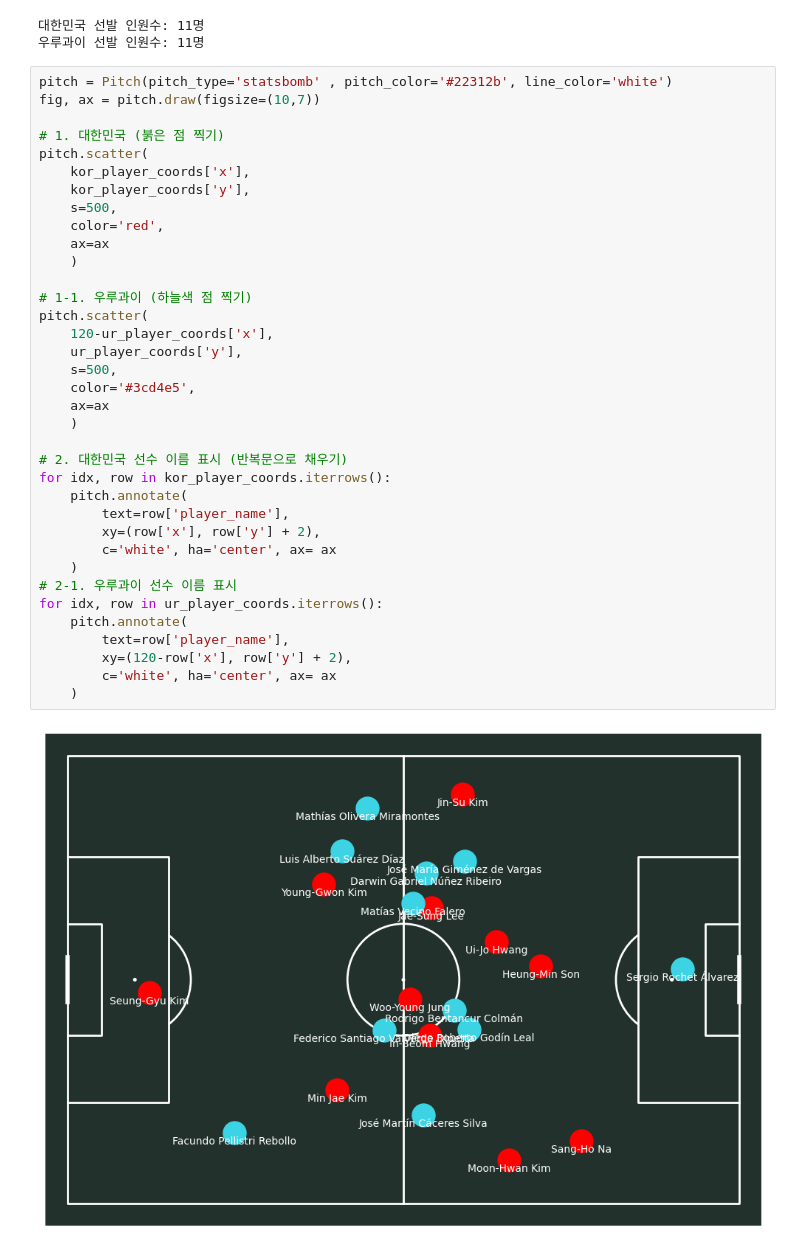
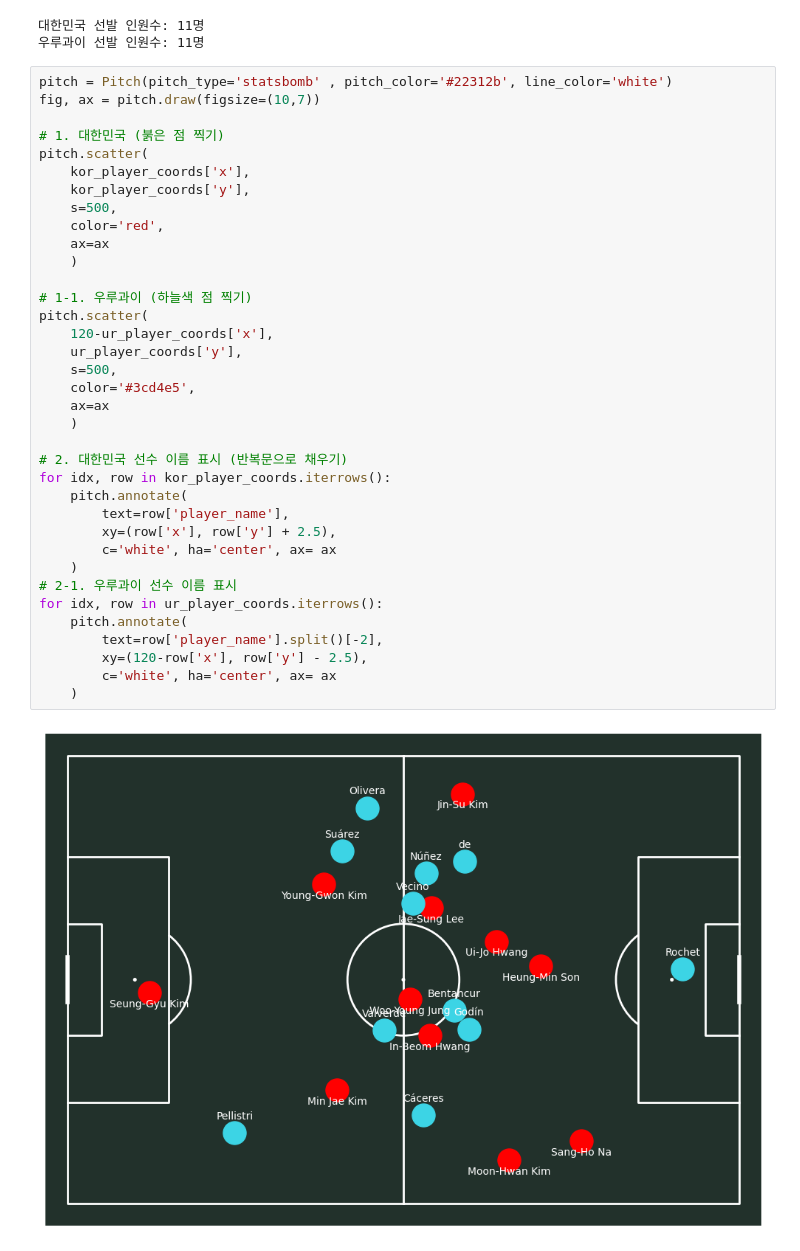
Before and after one commit to 0jyyyyy/Soccer_Lens, a Jupyter notebook: Tactics_lab/World_cup/2022/korea_uruguay.ipynb, the cells around one changed output. Drawn from its saved outputs; the diff is of its cells as text.

Commit message:
update:ur_sub_scatter_naming

```diff
--- a/Tactics_lab/World_cup/2022/korea_uruguay.ipynb
+++ b/Tactics_lab/World_cup/2022/korea_uruguay.ipynb
@@ -103,34 +103,34 @@ fig, ax = pitch.draw(figsize=(10,7))
 # 1. 대한민국 (붉은 점 찍기)
 pitch.scatter(
     kor_player_coords['x'],
     kor_player_coords['y'],
     s=500,
     color='red',
     ax=ax
     )
 
 # 1-1. 우루과이 (하늘색 점 찍기)
 pitch.scatter(
     120-ur_player_coords['x'],
     ur_player_coords['y'],
     s=500,
     color='#3cd4e5',
     ax=ax
     )
 
 # 2. 대한민국 선수 이름 표시 (반복문으로 채우기)
 for idx, row in kor_player_coords.iterrows():
     pitch.annotate(
         text=row['player_name'],
-        xy=(row['x'], row['y'] + 2),
+        xy=(row['x'], row['y'] + 2.5),
         c='white', ha='center', ax= ax
     )
 # 2-1. 우루과이 선수 이름 표시
 for idx, row in ur_player_coords.iterrows():
     pitch.annotate(
-        text=row['player_name'],
-        xy=(120-row['x'], row['y'] + 2),
+        text=row['player_name'].split()[-2],
+        xy=(120-row['x'], row['y'] - 2.5),
         c='white', ha='center', ax= ax
     )
 # %% [output]
-[figure, old version]
+[figure, new version]
```
